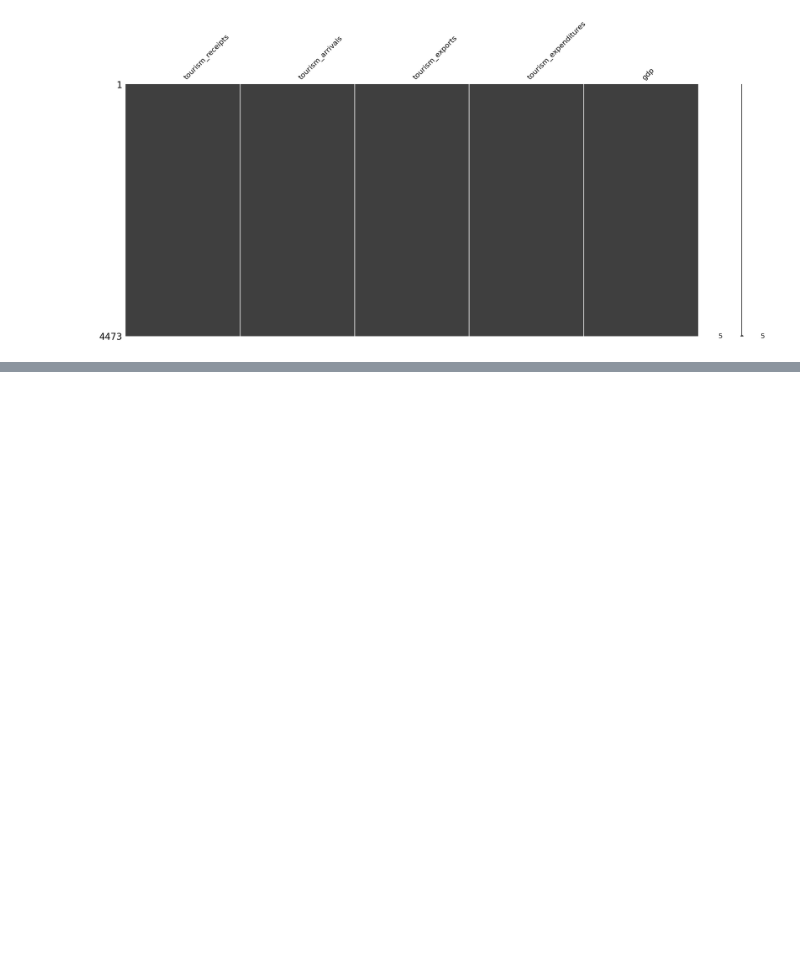
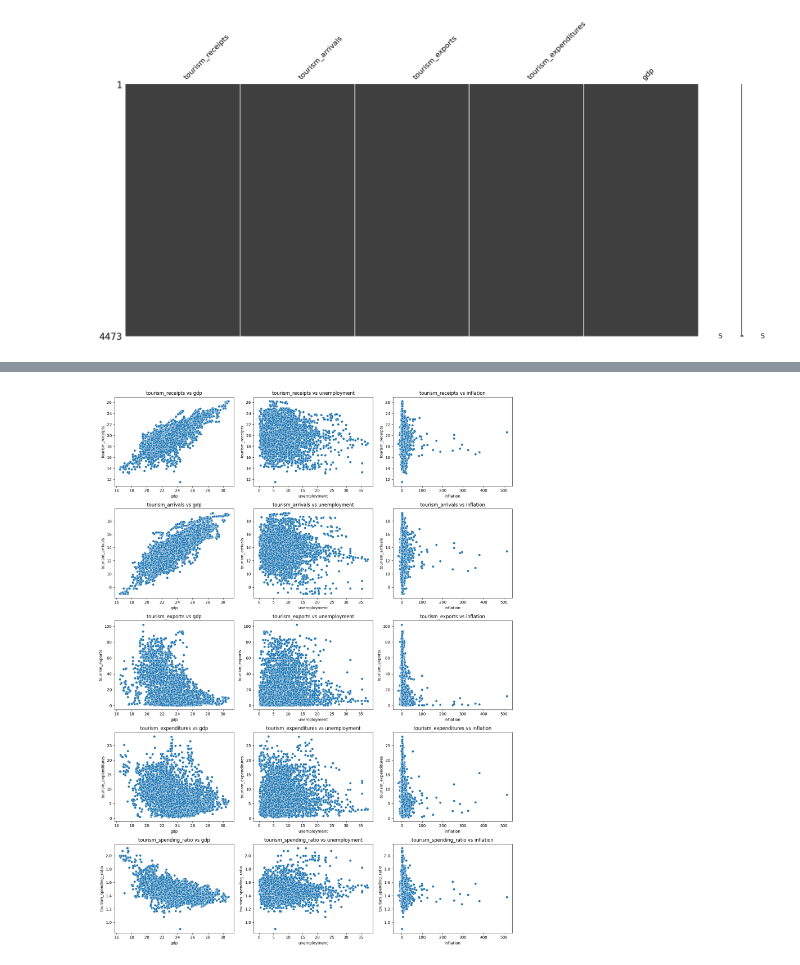
Before and after one commit to vDxbs/DE300, a Jupyter notebook: PROJECT/project.ipynb, the cells around one changed output, grey strips where cells are left out. Cells and saved outputs as stored; diff of their text form; code cells hidden in the pictures; blank space fills up the shorter version.

```diff
--- a/PROJECT/project.ipynb
+++ b/PROJECT/project.ipynb
@@ -76 +54,5 @@ tourism.sort_values(by='gdp', ascending=True)
+# %%
+# run so that receipts and arrivals are logged
+tourism['tourism_arrivals'] = tourism['tourism_arrivals'].apply(np.log)
+tourism['tourism_receipts'] = tourism['tourism_receipts'].apply(np.log)
 # %%
@@ -109,17 +105,11 @@ msno.matrix(completed_df[imputed_cols])
 # %%
-import pandas as pd
-import numpy as np
-import miceforest as mf
-
 # test errors with different gdp groups
 copy = tourism.copy()
-copy = copy[copy['gdp'] < 10**8]
-copy = copy[copy['gdp'] > 10**7]
 copy = copy.reset_index()
 
 # Step 1: Mask known values (simulate missingness)
-cols = ['country_code', 'continent', 'year', 'tourism_receipts', 'tourism_arrivals', 'tourism_exports', 'tourism_expenditures','gdp', 'population']
-imputed_cols = ['tourism_receipts', 'tourism_arrivals', 'tourism_exports', 'tourism_expenditures']
+cols = ['country_code', 'year', 'tourism_receipts', 'tourism_arrivals', 'tourism_exports', 'tourism_expenditures','tourism_spending_ratio', 'continent', 'gdp', 'population', 'inflation', 'unemployment']
+imputed_cols = ['tourism_receipts', 'tourism_arrivals', 'tourism_exports', 'tourism_expenditures','tourism_spending_ratio']
 
 masked_df = copy[cols].copy()
 ground_truth = {}
@@ -160,7 +150,7 @@ for col in imputed_cols:
     rel_mae = (errors.abs() / truth).mean() * 100            # % MAE
 
     print(f"{col}:")
-    print(f"  RMSE = {rmse:.2f}, MAE = {mae:.2f}")
-    print(f"  Relative RMSE = {rel_rmse:.2f}%, Relative MAE = {rel_mae:.2f}%\n")
+    print(f"  RMSE = {rmse:.2f}")
+    print(f"  Relative RMSE = {rel_rmse:.2f}%")
 # %% [output]
 tourism_receipts:
@@ -212,0 +171,33 @@ tourism
+# %%
+
+data = completed_df
+data['gdp'] = data['gdp'].apply(np.log)
+# Columns to plot
+tourism_columns = ['tourism_receipts', 'tourism_arrivals', 'tourism_exports',
+                   'tourism_expenditures', 'tourism_spending_ratio']
+economic_columns = ['gdp', 'unemployment', 'inflation']
+
+# Set up the plot grid
+num_rows = len(tourism_columns)
+num_cols = len(economic_columns)
+fig, axes = plt.subplots(num_rows, num_cols, figsize=(5 * num_cols, 4 * num_rows))
+
+# If only 1 row or 1 col, make sure axes is 2D for consistent indexing
+if num_rows == 1:
+    axes = [axes]
+if num_cols == 1:
+    axes = [[ax] for ax in axes]
+
+# Plot each tourism column against each economic column
+for i, tourism_col in enumerate(tourism_columns):
+    for j, econ_col in enumerate(economic_columns):
+        ax = axes[i][j]
+        sns.scatterplot(data=data, x=econ_col, y=tourism_col, ax=ax)
+        ax.set_title(f'{tourism_col} vs {econ_col}')
+        ax.set_xlabel(econ_col)
+        ax.set_ylabel(tourism_col)
+
+plt.tight_layout()
+plt.show()
+# %% [output]
+[figure, added]
```
Also changed, not shown: parts of 11 cells of this notebook.
